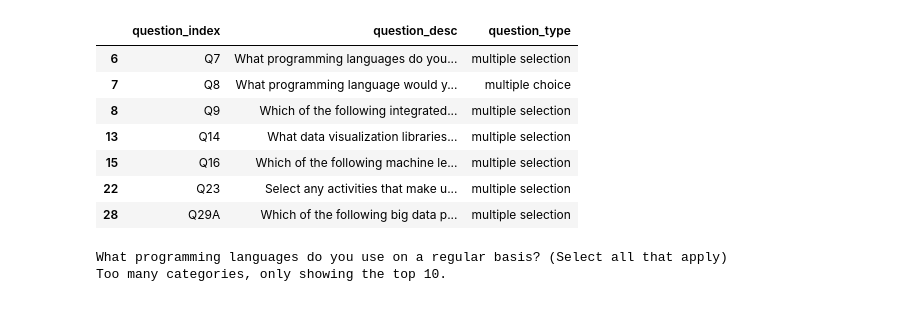
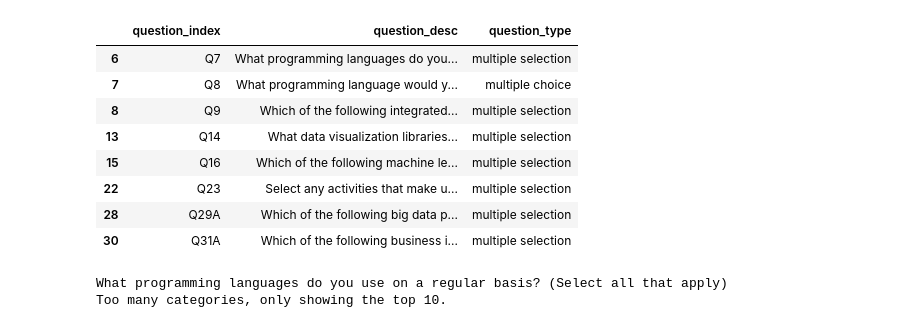
Before and after one commit to yaojenkuo/hahow-dainaction, a Jupyter notebook: kaggle-ml-ds-survey-2020.ipynb, the cells around one changed output. Drawn from its saved outputs; the diff is of its cells as text; code cells hidden in the pictures.

```diff
--- a/kaggle-ml-ds-survey-2020.ipynb
+++ b/kaggle-ml-ds-survey-2020.ipynb
@@ -7,16 +7,17 @@ csv_file = "kaggle_survey_2020_responses.csv"
 ks = KaggleSurvey2020(csv_file)
 # %%
 unique_questions = ks.generate_unique_questions()
-unique_questions[unique_questions["question_index"].isin(["Q7", "Q8", "Q9", "Q14", "Q16", "Q23", "Q29A"])]
+unique_questions[unique_questions["question_index"].isin(["Q7", "Q8", "Q9", "Q14", "Q16", "Q23", "Q29A", "Q31A"])]
 # %% [output]
 |  | question_index | question_desc | question_type |
 | 6 | Q7 | What programming languages do you... | multiple selection |
 | 7 | Q8 | What programming language would y... | multiple choice |
 | 8 | Q9 | Which of the following integrated... | multiple selection |
 | 13 | Q14 | What data visualization libraries... | multiple selection |
 | 15 | Q16 | Which of the following machine le... | multiple selection |
 | 22 | Q23 | Select any activities that make u... | multiple selection |
 | 28 | Q29A | Which of the following big data p... | multiple selection |
+| 30 | Q31A | Which of the following business i... | multiple selection |
 # %%
 ks.plot_summary('Q7')
 # %% [output]
```
Also changed, not shown: parts of 1 cell of this notebook, 4 other files.
